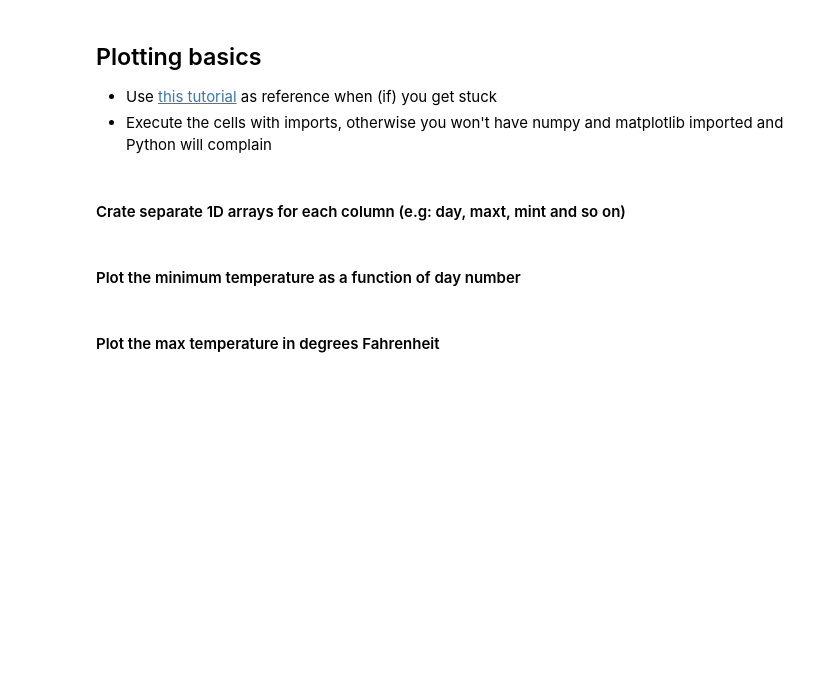
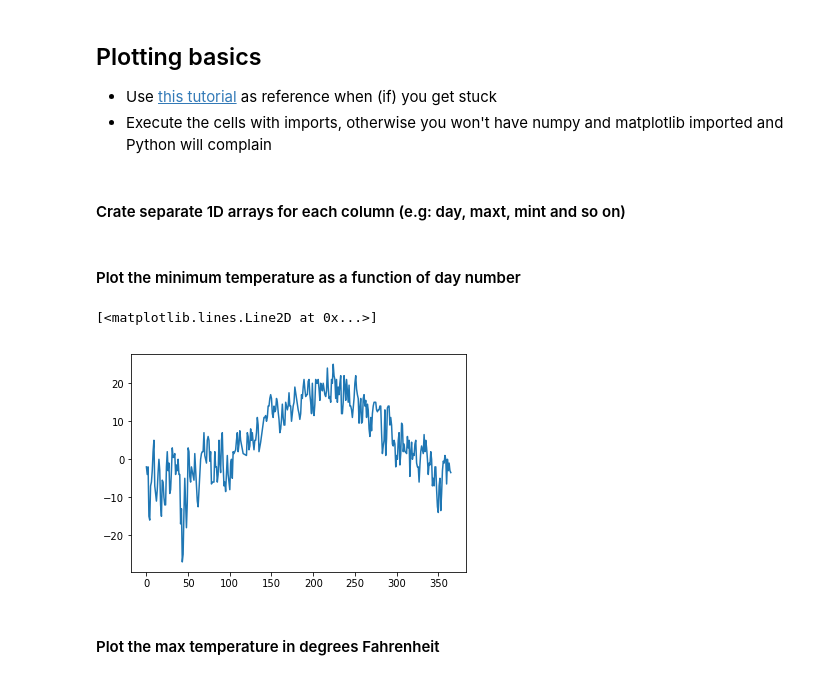
Before and after one commit to abstructs/ML1, a Jupyter notebook: exercises/plotting_basics.ipynb, the cells around one changed output. Drawn from its saved outputs; the diff is of its cells as text; code cells hidden in the pictures; blank space fills up the shorter version.

```diff
--- a/exercises/plotting_basics.ipynb
+++ b/exercises/plotting_basics.ipynb
@@ -18,4 +15,23 @@ weather = np.loadtxt("OshawaWeather2016.csv", skiprows=1, delimiter=',')
+# %%
+# your code here
+# day = weather[???]
+# Day,Max Temp (°C),Min Temp (°C),Mean Temp (°C),Total Precip (mm)
+labels = np.array(["day", "max temp", "min temp", "mean temp", "total precip"])
 # %% [markdown]
 #### Plot the minimum temperature as a function of day number
+# %%
+# help(plt.plot)
+#
+min_temps = weather[:, np.where(labels == "min temp")].reshape(weather.shape[0])
+days = weather[:, np.where(labels == "day")].reshape(weather.shape[0])
+percip = weather[:, np.where(labels == "total precip")].reshape(weather.shape[0])
+mean_temps = weather[:, np.where(labels == "mean temp")].reshape(weather.shape[0])
+
+plt.plot(days, min_temps)
+# plt.xlabel
+# ("day")
+# %% [output]
+[<matplotlib.lines.Line2D at 0x...>]
+[figure, added]
 # %% [markdown]
 #### Plot the max temperature in degrees Fahrenheit
```
Also changed, not shown: parts of 11 cells of this notebook, 1 other file.
